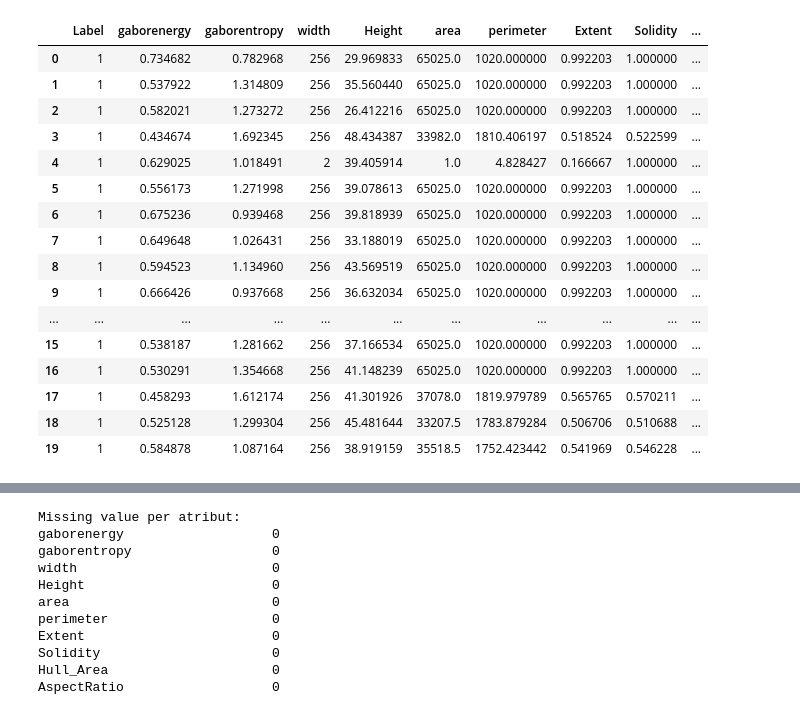
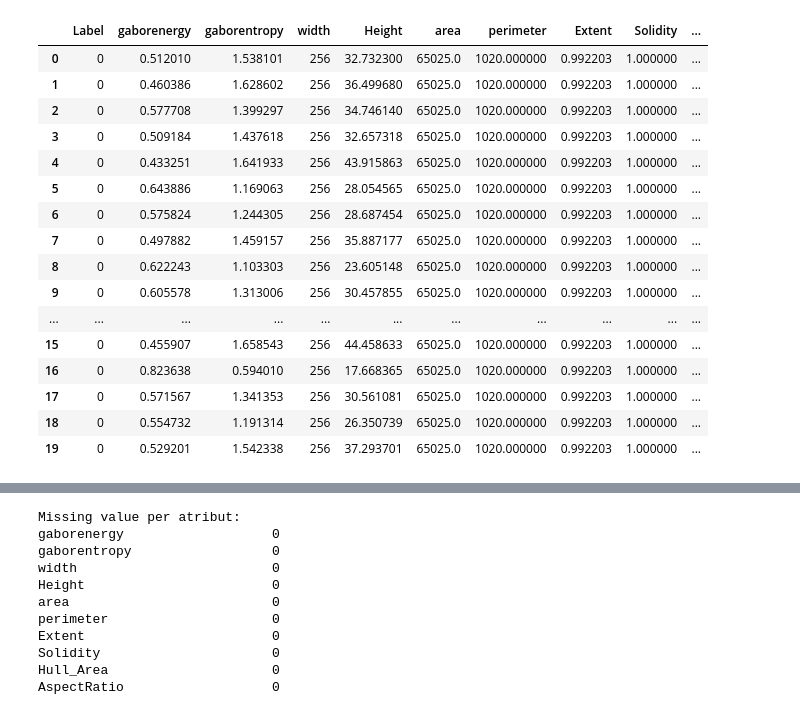
Before and after one commit to BillieSuryaPratama/Implementasi-SVM, a Jupyter notebook: Penyakit.ipynb, the cells around one changed output, grey strips where cells are left out. Saved outputs shown, nothing was run; the diff lists cells and outputs as text; code cells hidden in the pictures.

```diff
--- a/Penyakit.ipynb
+++ b/Penyakit.ipynb
@@ -10,23 +10,23 @@ from sklearn.metrics import accuracy_score, confusion_matrix, classification_rep
 # %%
 pd.set_option('display.max_columns', None)
 pd.set_option('display.max_rows', None)
-df = pd.read_csv("PenyakitDaunTomat.csv")
+df = pd.read_csv("Penyakit_Daun_Tomat.csv")
 df.head(20)
 # %% [output]
 |  | Label | gaborenergy | gaborentropy | width | Height | area | perimeter | Extent | Solidity | ... |
-| 0 | 1 | 0.734682 | 0.782968 | 256 | 29.969833 | 65025.0 | 1020.000000 | 0.992203 | 1.000000 | ... |
-| 1 | 1 | 0.537922 | 1.314809 | 256 | 35.560440 | 65025.0 | 1020.000000 | 0.992203 | 1.000000 | ... |
-| 2 | 1 | 0.582021 | 1.273272 | 256 | 26.412216 | 65025.0 | 1020.000000 | 0.992203 | 1.000000 | ... |
-| 3 | 1 | 0.434674 | 1.692345 | 256 | 48.434387 | 33982.0 | 1810.406197 | 0.518524 | 0.522599 | ... |
-| 4 | 1 | 0.629025 | 1.018491 | 2 | 39.405914 | 1.0 | 4.828427 | 0.166667 | 1.000000 | ... |
-| 5 | 1 | 0.556173 | 1.271998 | 256 | 39.078613 | 65025.0 | 1020.000000 | 0.992203 | 1.000000 | ... |
-| 6 | 1 | 0.675236 | 0.939468 | 256 | 39.818939 | 65025.0 | 1020.000000 | 0.992203 | 1.000000 | ... |
-| 7 | 1 | 0.649648 | 1.026431 | 256 | 33.188019 | 65025.0 | 1020.000000 | 0.992203 | 1.000000 | ... |
-| 8 | 1 | 0.594523 | 1.134960 | 256 | 43.569519 | 65025.0 | 1020.000000 | 0.992203 | 1.000000 | ... |
-| 9 | 1 | 0.666426 | 0.937668 | 256 | 36.632034 | 65025.0 | 1020.000000 | 0.992203 | 1.000000 | ... |
+| 0 | 0 | 0.512010 | 1.538101 | 256 | 32.732300 | 65025.0 | 1020.000000 | 0.992203 | 1.000000 | ... |
+| 1 | 0 | 0.460386 | 1.628602 | 256 | 36.499680 | 65025.0 | 1020.000000 | 0.992203 | 1.000000 | ... |
+| 2 | 0 | 0.577708 | 1.399297 | 256 | 34.746140 | 65025.0 | 1020.000000 | 0.992203 | 1.000000 | ... |
+| 3 | 0 | 0.509184 | 1.437618 | 256 | 32.657318 | 65025.0 | 1020.000000 | 0.992203 | 1.000000 | ... |
+| 4 | 0 | 0.433251 | 1.641933 | 256 | 43.915863 | 65025.0 | 1020.000000 | 0.992203 | 1.000000 | ... |
+| 5 | 0 | 0.643886 | 1.169063 | 256 | 28.054565 | 65025.0 | 1020.000000 | 0.992203 | 1.000000 | ... |
+| 6 | 0 | 0.575824 | 1.244305 | 256 | 28.687454 | 65025.0 | 1020.000000 | 0.992203 | 1.000000 | ... |
+| 7 | 0 | 0.497882 | 1.459157 | 256 | 35.887177 | 65025.0 | 1020.000000 | 0.992203 | 1.000000 | ... |
+| 8 | 0 | 0.622243 | 1.103303 | 256 | 23.605148 | 65025.0 | 1020.000000 | 0.992203 | 1.000000 | ... |
+| 9 | 0 | 0.605578 | 1.313006 | 256 | 30.457855 | 65025.0 | 1020.000000 | 0.992203 | 1.000000 | ... |
 | ... | ... | ... | ... | ... | ... | ... | ... | ... | ... | ... |
-| 15 | 1 | 0.538187 | 1.281662 | 256 | 37.166534 | 65025.0 | 1020.000000 | 0.992203 | 1.000000 | ... |
-| 16 | 1 | 0.530291 | 1.354668 | 256 | 41.148239 | 65025.0 | 1020.000000 | 0.992203 | 1.000000 | ... |
-| 17 | 1 | 0.458293 | 1.612174 | 256 | 41.301926 | 37078.0 | 1819.979789 | 0.565765 | 0.570211 | ... |
-| 18 | 1 | 0.525128 | 1.299304 | 256 | 45.481644 | 33207.5 | 1783.879284 | 0.506706 | 0.510688 | ... |
-| 19 | 1 | 0.584878 | 1.087164 | 256 | 38.919159 | 35518.5 | 1752.423442 | 0.541969 | 0.546228 | ... |
+| 15 | 0 | 0.455907 | 1.658543 | 256 | 44.458633 | 65025.0 | 1020.000000 | 0.992203 | 1.000000 | ... |
+| 16 | 0 | 0.823638 | 0.594010 | 256 | 17.668365 | 65025.0 | 1020.000000 | 0.992203 | 1.000000 | ... |
+| 17 | 0 | 0.571567 | 1.341353 | 256 | 30.561081 | 65025.0 | 1020.000000 | 0.992203 | 1.000000 | ... |
+| 18 | 0 | 0.554732 | 1.191314 | 256 | 26.350739 | 65025.0 | 1020.000000 | 0.992203 | 1.000000 | ... |
+| 19 | 0 | 0.529201 | 1.542338 | 256 | 37.293701 | 65025.0 | 1020.000000 | 0.992203 | 1.000000 | ... |
```
Also changed, not shown: parts of 6 cells of this notebook, 2 other files.
